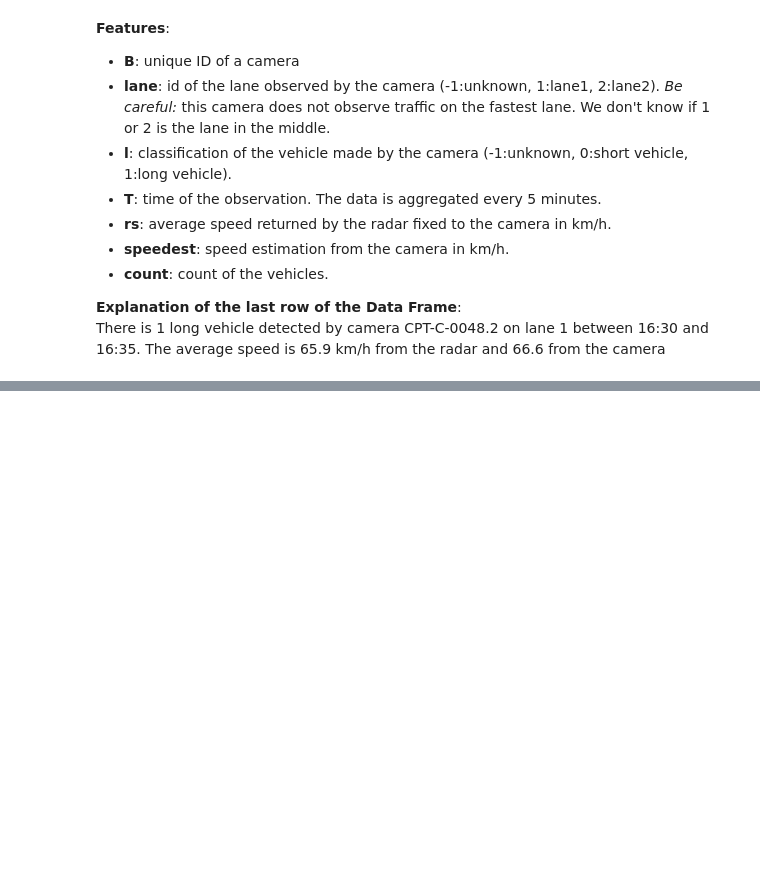
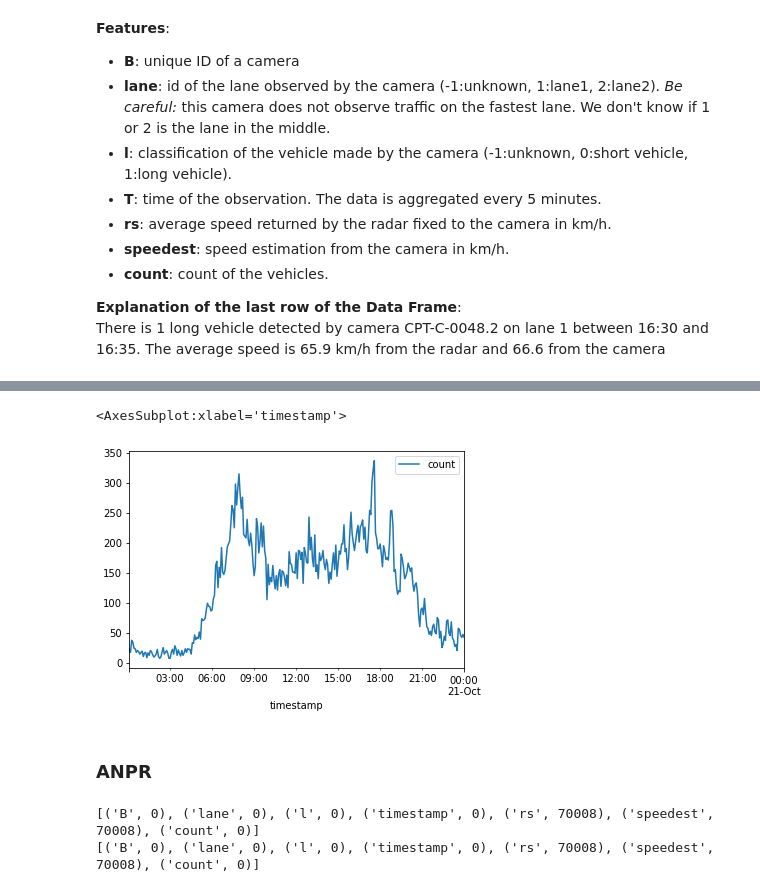
Before and after one commit to khookh/MacqProject, a Jupyter notebook: data_science_exercise.ipynb, the cells around one changed output, grey strips where cells are left out. Saved outputs shown, nothing was run; the diff lists cells and outputs as text; code cells hidden in the pictures; blank space fills up the shorter version.

```diff
--- a/data_science_exercise.ipynb
+++ b/data_science_exercise.ipynb
@@ -50,0 +152,32 @@ There is 1 long vehicle detected by camera CPT-C-0048.2 on lane 1 between 16:30
+# %%
+# Does the count distribution seems coherent too ?
+
+# We can check for inconsistencies in various days
+reduce_loop = counting_loop_df[(counting_loop_df['timestamp'] > "2021-10-20 00:00:00") & (counting_loop_df['timestamp'] <= "2021-10-21 00:00:00")]
+# Collapse every count for each timestamp
+count_loop = pd.DataFrame(reduce_loop.groupby('timestamp')['count'].sum())
+count_loop.reset_index().plot(x ='timestamp', y=['count'], kind = 'line')
+
+# Again, these distributions seems coherents (no weird spikes or noise during caused by sensor default)
+# %% [output]
+<AxesSubplot:xlabel='timestamp'>
+[figure, added]
+# %% [markdown]
+### ANPR
+# %%
+# check NaN values in anpr_df
+
+na_count = [(column,anpr_df[column].isna().sum()) for column in anpr_df.columns]
+
+na_count0 = [(column,anpr_df[anpr_df['count']==0][column].isna().sum()) for column in anpr_df.columns]
+
+print(na_count)
+
+print(na_count0)
+
+anpr_df = anpr_df[anpr_df['count']!=0] # drop empty timeframes
+
+# NaN values in rs and speedest only where count=0 --> it's consistent
+# %% [output]
+[('B', 0), ('lane', 0), ('l', 0), ('timestamp', 0), ('rs', 70008), ('speedest', 70008), ('count', 0)]
+[('B', 0), ('lane', 0), ('l', 0), ('timestamp', 0), ('rs', 70008), ('speedest', 70008), ('count', 0)]
```
Also changed, not shown: parts of 25 cells of this notebook.
